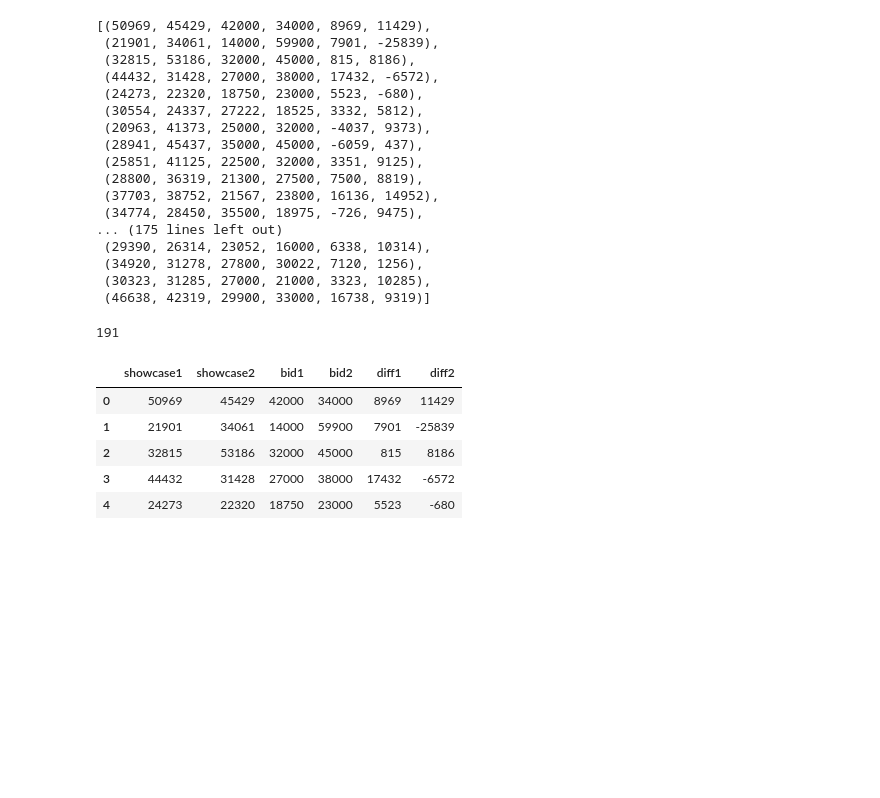
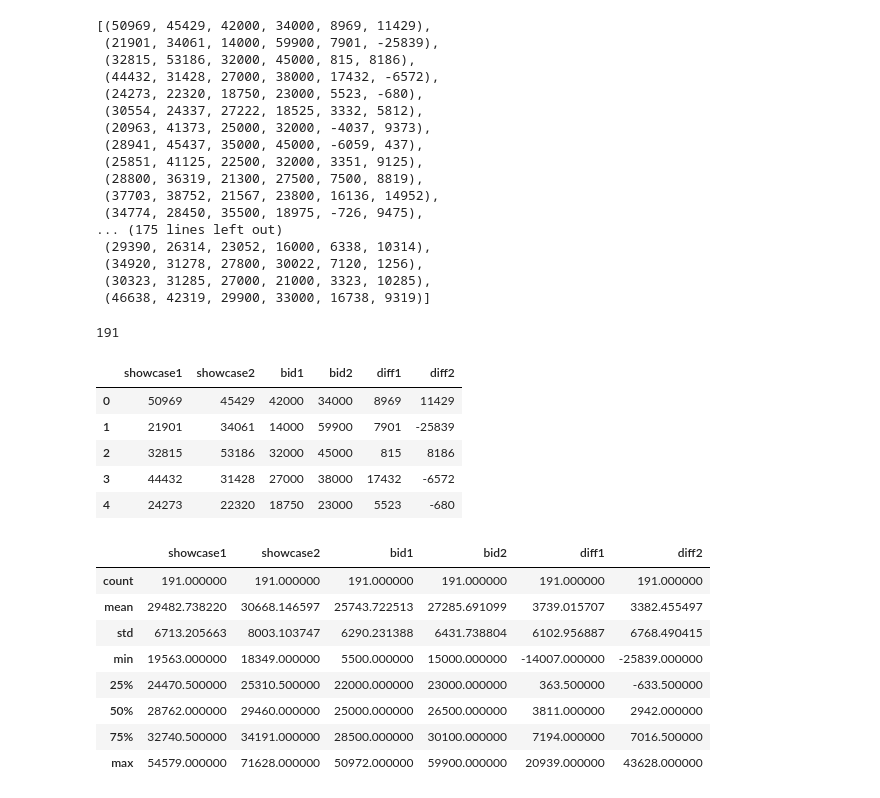
Before and after one commit to doolingdavid/ThinkBayes, a Jupyter notebook: code/newnotes.ipynb, the cells around one changed output. Saved outputs shown, nothing was run; the diff lists cells and outputs as text; code cells hidden in the pictures; blank space fills up the shorter version.

```diff
--- a/code/newnotes.ipynb
+++ b/code/newnotes.ipynb
@@ -2787,3 +2820,15 @@ dfprices.head()
 | 2 | 32815 | 53186 | 32000 | 45000 | 815 | 8186 |
 | 3 | 44432 | 31428 | 27000 | 38000 | 17432 | -6572 |
 | 4 | 24273 | 22320 | 18750 | 23000 | 5523 | -680 |
+# %%
+dfprices.describe()
+# %% [output]
+|  | showcase1 | showcase2 | bid1 | bid2 | diff1 | diff2 |
+| count | 191.000000 | 191.000000 | 191.000000 | 191.000000 | 191.000000 | 191.000000 |
+| mean | 29482.738220 | 30668.146597 | 25743.722513 | 27285.691099 | 3739.015707 | 3382.455497 |
+| std | 6713.205663 | 8003.103747 | 6290.231388 | 6431.738804 | 6102.956887 | 6768.490415 |
+| min | 19563.000000 | 18349.000000 | 5500.000000 | 15000.000000 | -14007.000000 | -25839.000000 |
+| 25% | 24470.500000 | 25310.500000 | 22000.000000 | 23000.000000 | 363.500000 | -633.500000 |
+| 50% | 28762.000000 | 29460.000000 | 25000.000000 | 26500.000000 | 3811.000000 | 2942.000000 |
+| 75% | 32740.500000 | 34191.000000 | 28500.000000 | 30100.000000 | 7194.000000 | 7016.500000 |
+| max | 54579.000000 | 71628.000000 | 50972.000000 | 59900.000000 | 20939.000000 | 43628.000000 |
```
Also changed, not shown: parts of 18 cells of this notebook.
